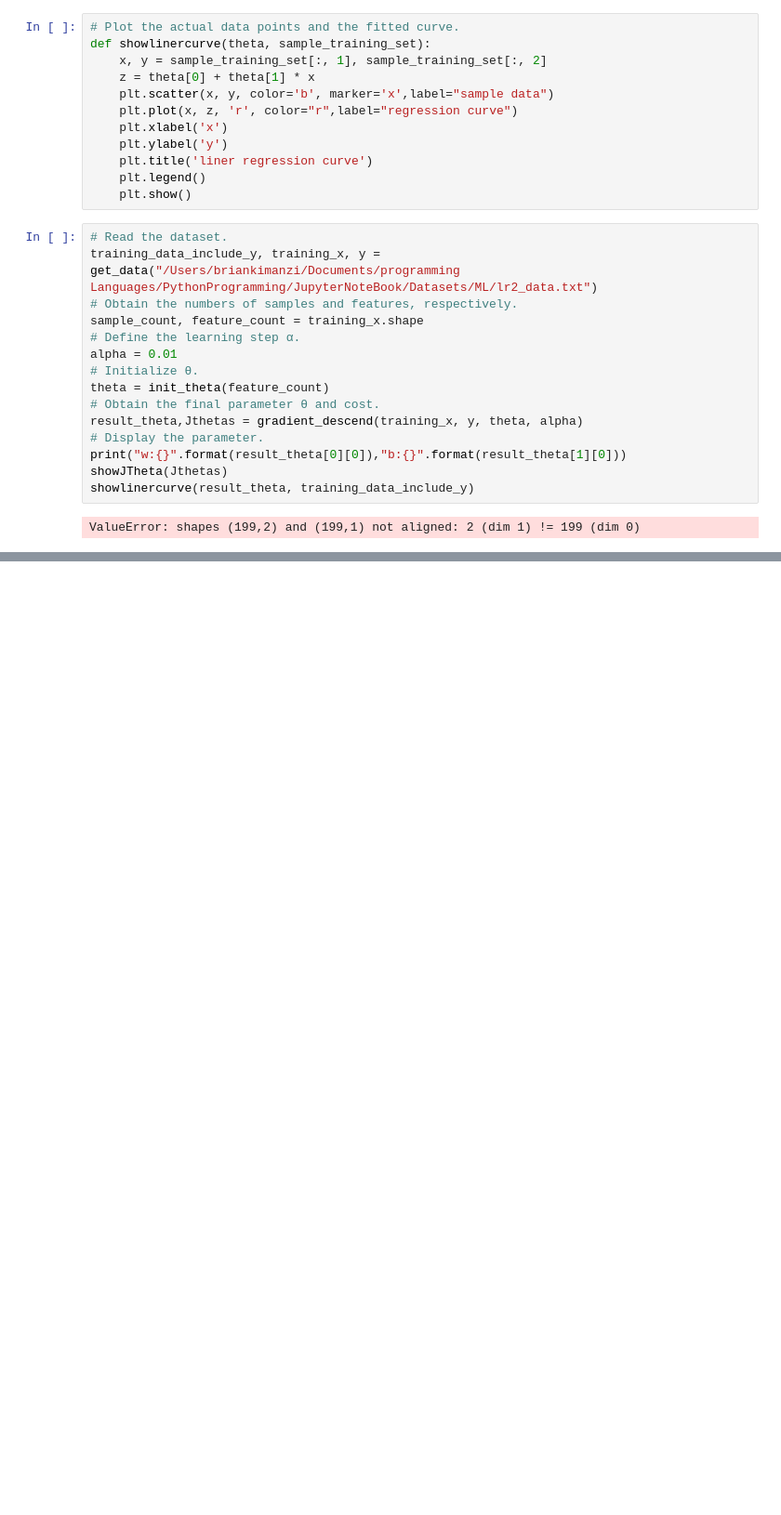
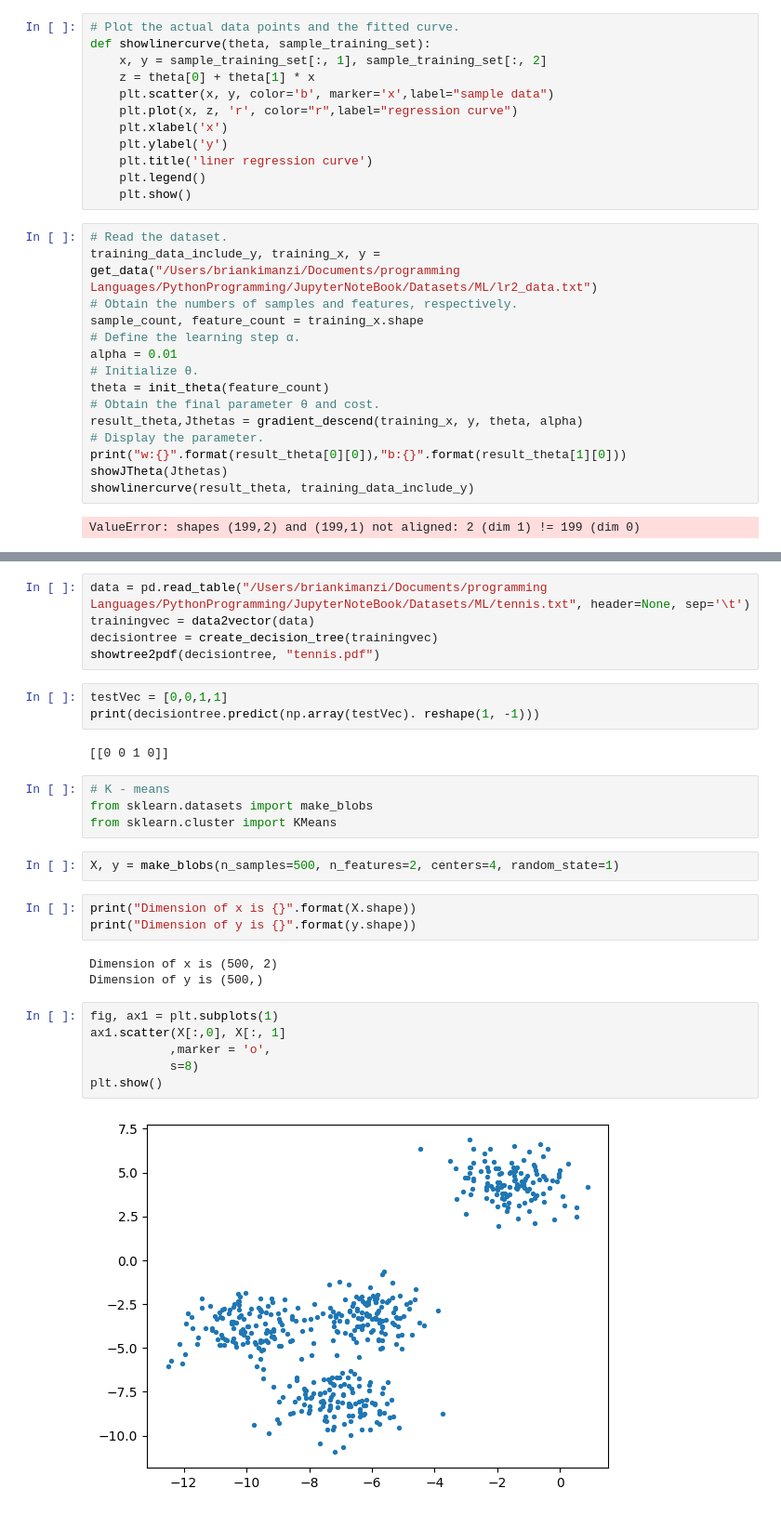
Before and after one commit to Brian342/JupyterNoteBook, a Jupyter notebook: HCIA_Labs.ipynb, the cells around one changed output, grey strips where cells are left out. Shown at 93% size. Saved outputs shown, nothing was run; the diff lists cells and outputs as text; blank space fills up the shorter version.

```diff
--- a/HCIA_Labs.ipynb
+++ b/HCIA_Labs.ipynb
@@ -76,0 +154,30 @@ ValueError: shapes (199,2) and (199,1) not aligned: 2 (dim 1) != 199 (dim 0)
+# %%
+data = pd.read_table("/Users/briankimanzi/Documents/programming Languages/PythonProgramming/JupyterNoteBook/Datasets/ML/tennis.txt", header=None, sep='\t')
+trainingvec = data2vector(data)
+decisiontree = create_decision_tree(trainingvec)
+showtree2pdf(decisiontree, "tennis.pdf")
+# %%
+testVec = [0,0,1,1]
+print(decisiontree.predict(np.array(testVec). reshape(1, -1)))
+# %% [output]
+[[0 0 1 0]]
+# %%
+# K - means
+from sklearn.datasets import make_blobs
+from sklearn.cluster import KMeans
+# %%
+X, y = make_blobs(n_samples=500, n_features=2, centers=4, random_state=1)
+# %%
+print("Dimension of x is {}".format(X.shape))
+print("Dimension of y is {}".format(y.shape))
+# %% [output]
+Dimension of x is (500, 2)
+Dimension of y is (500,)
+# %%
+fig, ax1 = plt.subplots(1)
+ax1.scatter(X[:,0], X[:, 1]
+           ,marker = 'o',
+           s=8)
+plt.show()
+# %% [output]
+[figure, added]
```
Also changed, not shown: parts of 21 cells of this notebook, 1 other file.
